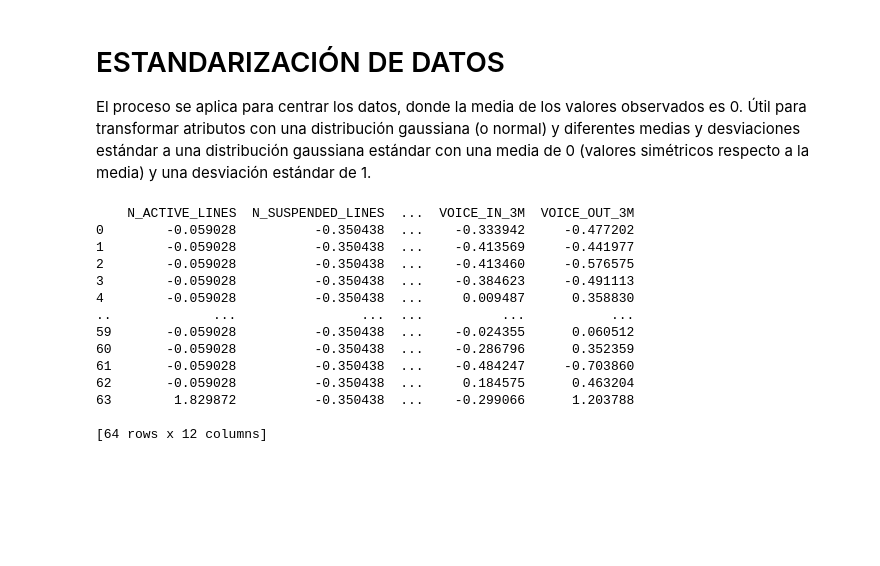
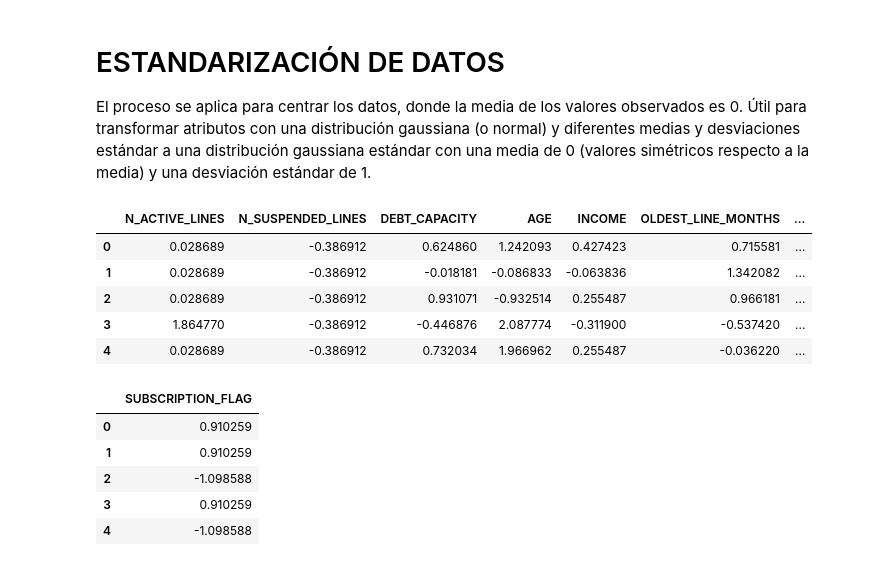
Before and after one commit to alvaro-barrera/exercise_ml, a Jupyter notebook: exercise_pre_procesing.ipynb, the cells around one changed output. Saved outputs shown, nothing was run; the diff lists cells and outputs as text; code cells hidden in the pictures; blank space fills up the shorter version.

```diff
--- a/exercise_pre_procesing.ipynb
+++ b/exercise_pre_procesing.ipynb
@@ -119,4 +119,3 @@ dtype: int64
 #INSERTANDO MEDIANA EN VALORES NULLABLES
 dataset = dataset.fillna({'AGE':dataset['AGE'].median()}) #REEMPLAZANDO DENTRO DE COLUMNA 'AGE'
 dataset = dataset.fillna({'VOICE_IN_3M':dataset['VOICE_IN_3M'].median()}) #REEMPLAZANDO DENTRO DE COLUMNA 'VOICE_IN_3M'
-dataset = dataset.fillna({'SUBSCRIPTION_FLAG':dataset['SUBSCRIPTION_FLAG'].median()}) #REEMPLAZANDO DENTRO DE COLUMNA 'SUBSCRIPTION_FLAG'
@@ -244,18 +246,21 @@ from sklearn.preprocessing import StandardScaler
 scaler_s = StandardScaler()
 X_train_s = pd.DataFrame(scaler_s.fit_transform(X_train), columns=X_train.columns)
 y_train_s = pd.DataFrame(scaler_s.fit_transform(y_train), columns=y_train.columns)
-# %% [output]
-    N_ACTIVE_LINES  N_SUSPENDED_LINES  ...  VOICE_IN_3M  VOICE_OUT_3M
-0        -0.059028          -0.350438  ...    -0.333942     -0.477202
-1        -0.059028          -0.350438  ...    -0.413569     -0.441977
-2        -0.059028          -0.350438  ...    -0.413460     -0.576575
-3        -0.059028          -0.350438  ...    -0.384623     -0.491113
-4        -0.059028          -0.350438  ...     0.009487      0.358830
-..             ...                ...  ...          ...           ...
-59       -0.059028          -0.350438  ...    -0.024355      0.060512
-60       -0.059028          -0.350438  ...    -0.286796      0.352359
-61       -0.059028          -0.350438  ...    -0.484247     -0.703860
-62       -0.059028          -0.350438  ...     0.184575      0.463204
-63        1.829872          -0.350438  ...    -0.299066      1.203788
-
-[64 rows x 12 columns]
+# %%
+X_train_s.head(5)
+# %% [output]
+|  | N_ACTIVE_LINES | N_SUSPENDED_LINES | DEBT_CAPACITY | AGE | INCOME | OLDEST_LINE_MONTHS | ... |
+| 0 | 0.028689 | -0.386912 | 0.624860 | 1.242093 | 0.427423 | 0.715581 | ... |
+| 1 | 0.028689 | -0.386912 | -0.018181 | -0.086833 | -0.063836 | 1.342082 | ... |
+| 2 | 0.028689 | -0.386912 | 0.931071 | -0.932514 | 0.255487 | 0.966181 | ... |
+| 3 | 1.864770 | -0.386912 | -0.446876 | 2.087774 | -0.311900 | -0.537420 | ... |
+| 4 | 0.028689 | -0.386912 | 0.732034 | 1.966962 | 0.255487 | -0.036220 | ... |
+# %%
+y_train_s.head(5)
+# %% [output]
+|  | SUBSCRIPTION_FLAG |
+| 0 | 0.910259 |
+| 1 | 0.910259 |
+| 2 | -1.098588 |
+| 3 | 0.910259 |
+| 4 | -1.098588 |
```
Also changed, not shown: parts of 5 cells of this notebook.
